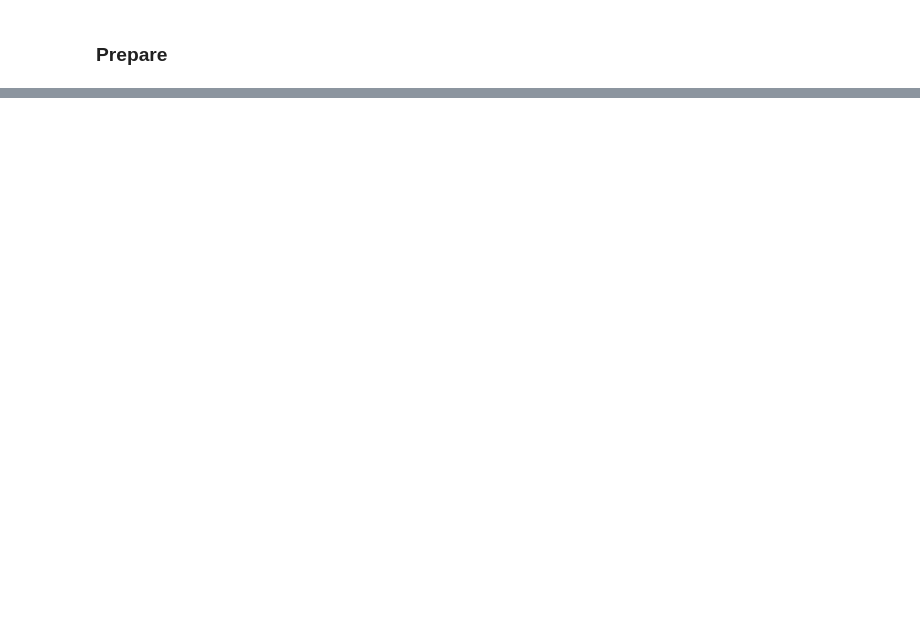
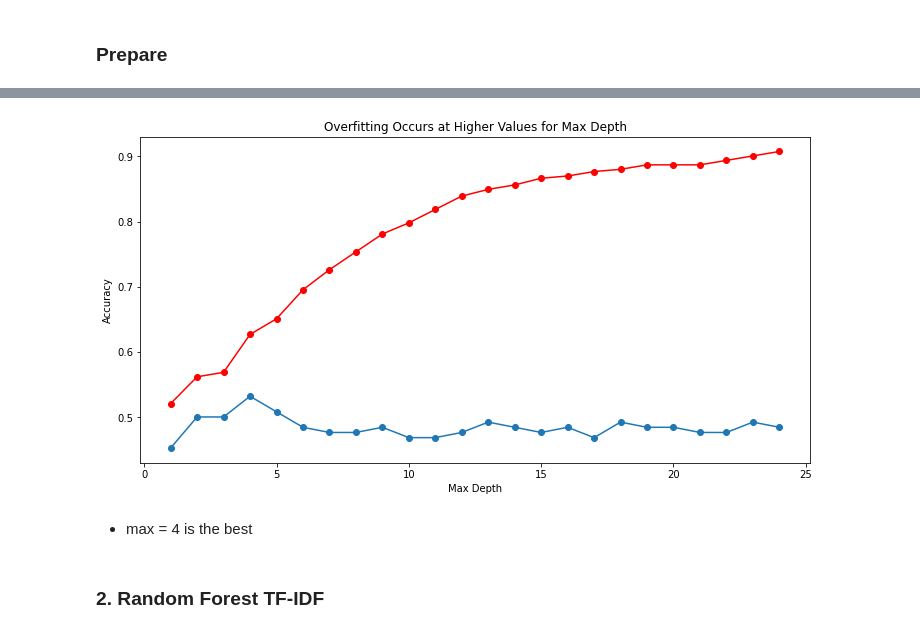
Before and after one commit to NLP-classification/inflation_nlp_classification, a Jupyter notebook: chenchen_workbook.ipynb, the cells around one changed output, grey strips where cells are left out. Saved outputs shown, nothing was run; the diff lists cells and outputs as text; code cells hidden in the pictures; blank space fills up the shorter version.

Commit message:
moved to modeling

```diff
--- a/chenchen_workbook.ipynb
+++ b/chenchen_workbook.ipynb
@@ -197,0 +348,9 @@ python_words
+# %%
+# definig TfidVectorizer for X and y
+from sklearn.feature_extraction.text import TfidfVectorizer
+
+tfidf = TfidfVectorizer()
+x = tfidf.fit_transform(df.lemmatized)
+y = df.language
+# %%
+x_train, y_train, x_validate, y_validate, x_test, y_test = x_train_split(x, y)
@@ -197,0 +401,27 @@ python_words
+# %%
+metrics = []
+
+for i in range(1, 25):
+    # Make the model
+    tree = DecisionTreeClassifier(max_depth=i, random_state=123)
+
+    # Fit the model (on train and only train)
+    tree = tree.fit(x_train, y_train)
+
+    # Use the model
+    # We'll evaluate the model's performance on train, first
+    in_sample_accuracy = tree.score(x_train, y_train)
+
+    out_of_sample_accuracy = tree.score(x_validate, y_validate)
+
+    output = {
+        "max_depth": i,
+        "train_accuracy": in_sample_accuracy,
+        "validate_accuracy": out_of_sample_accuracy
+    }
+
+    metrics.append(output)
+
+df1 = pd.DataFrame(metrics)
+df1["difference"] = df1.train_accuracy - df1.validate_accuracy
+df1
@@ -197,0 +446,14 @@ python_words
+# %%
+plt.figure(figsize=(12, 6))
+plt.plot(df1.max_depth, df1.train_accuracy, marker = 'o', color = 'red')
+plt.plot(df1.max_depth, df1.validate_accuracy, marker = 'o')
+plt.title('Overfitting Occurs at Higher Values for Max Depth')
+plt.xlabel('Max Depth')
+plt.ylabel('Accuracy')
+plt.show()
+# %% [output]
+[figure, added]
+# %% [markdown]
+* max = 4 is the best
+# %% [markdown]
+### 2. Random Forest TF-IDF
```
Also changed, not shown: parts of 53 cells of this notebook.
